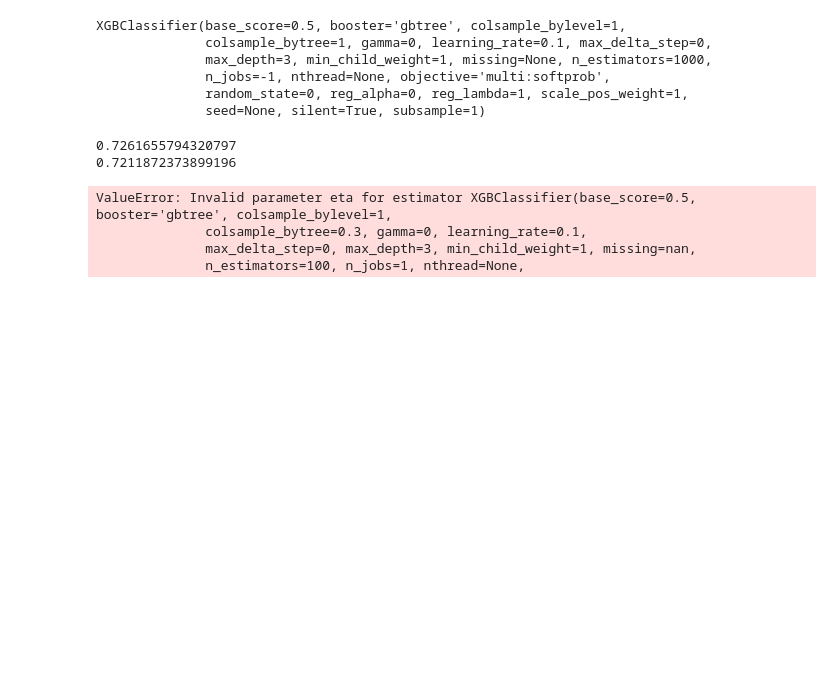
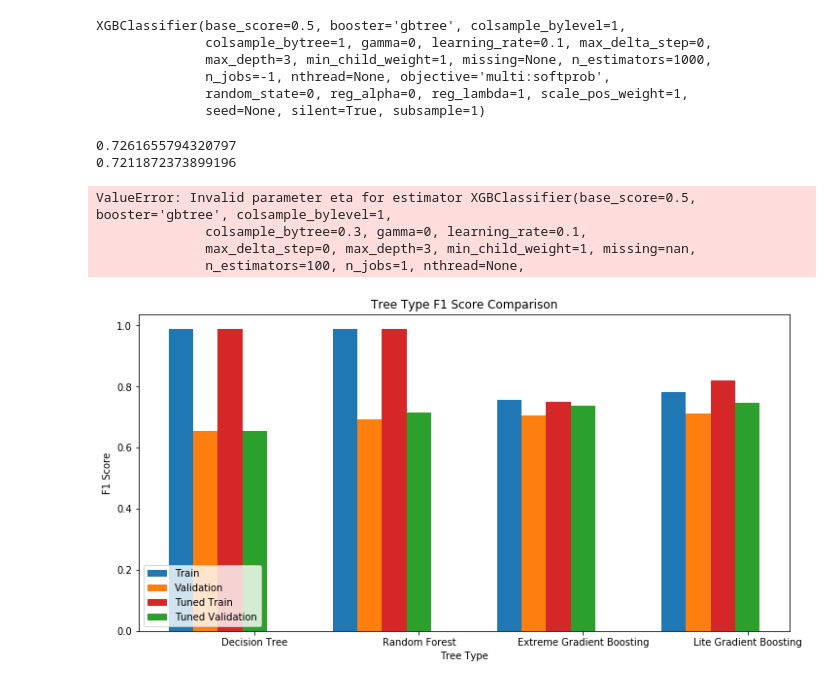
Before and after one commit to vidhur2k/Earthquake-Prediction, a Jupyter notebook: Trees.ipynb, the cells around one changed output. Cells and saved outputs as stored; diff of their text form; code cells hidden in the pictures; blank space fills up the shorter version.

Commit message:
[feat] decision tree writeup

```diff
--- a/Trees.ipynb
+++ b/Trees.ipynb
@@ -304,0 +325,20 @@ d_train = lgb.Dataset(X_train, label=y_train)
+# %%
+xs = np.arange(4)
+F1_baselines_train = [0.9867, 0.9867, 0.7542, 0.7823]
+F1_baselines_test = [0.6549, 0.6911, 0.7046, 0.7119]
+F1_final_train = [0.9867, 0.9867, 0.7498, 0.8194]
+F1_final_test = [0.6549, 0.7137, 0.7376, 0.7462]
+F1_baseline_labels = ['Decision Tree', 'Random Forest', 'Extreme Gradient Boosting', 'Lite Gradient Boosting']
+plt.figure(figsize=(12,6))
+plt.bar(xs-0.45, F1_baselines_train, align='center', color='tab:blue', label='Train', width=0.15)
+plt.bar(xs-0.3, F1_baselines_test, align='center', color='tab:orange', label='Validation', width=0.15)
+plt.bar(xs-0.15, F1_final_train, align='center', color='tab:red', label='Tuned Train', width=0.15)
+plt.bar(xs, F1_final_test, align='center', color='tab:green', label='Tuned Validation', width=0.15)
+plt.legend(loc="lower left")
+plt.xticks(xs, F1_baseline_labels)
+plt.xlabel('Tree Type')
+plt.ylabel('F1 Score')
+plt.title('Tree Type F1 Score Comparison')
+plt.savefig('source_images/tuned_tree_comp.png')
+# %% [output]
+[figure, added]
```
Also changed, not shown: parts of 5 cells of this notebook, 10 other files.
